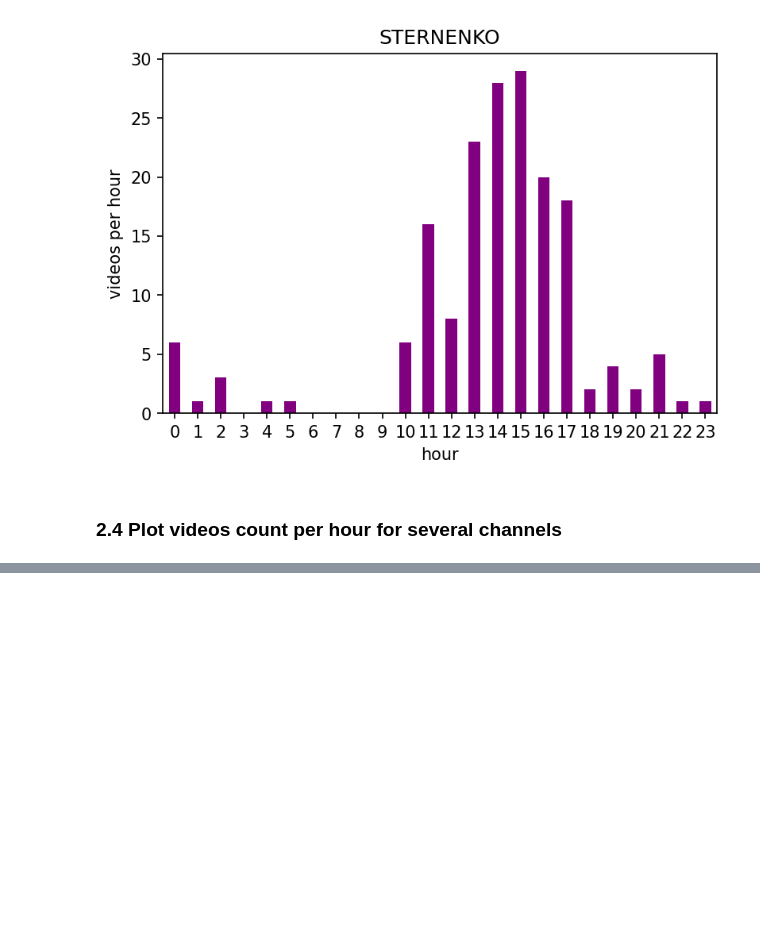
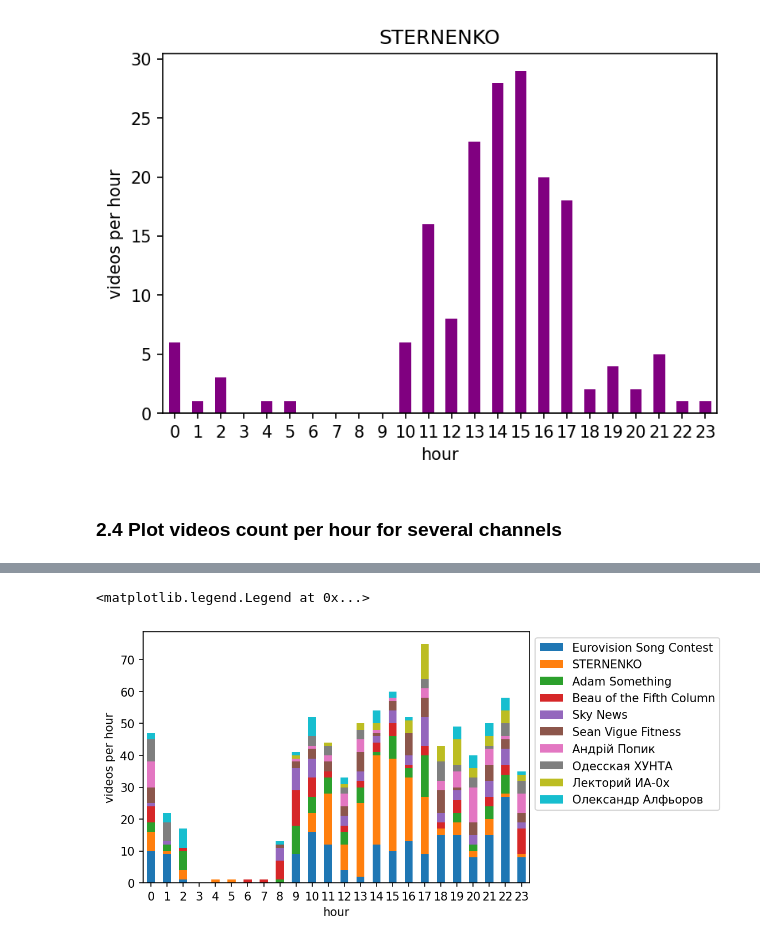
Before and after one commit to SanAntonik/yt_activity_analysis, a Jupyter notebook: explore.ipynb, the cells around one changed output, grey strips where cells are left out. Drawn from its saved outputs; the diff is of its cells as text; code cells hidden in the pictures; blank space fills up the shorter version.

```diff
--- a/explore.ipynb
+++ b/explore.ipynb
@@ -109,0 +103,13 @@ list_top_n_channels[start_point:end_point]
+# %%
+df_data = {f"{list_top_n_channels[start_point]}": get_videos_per_h_series(
+    df, list_top_n_channels[start_point])}
+df_top_n_channels = pd.DataFrame(data=df_data)
+for i in range(start_point+1, end_point):
+    df_top_n_channels[list_top_n_channels[i]] = get_videos_per_h_series(
+        df, list_top_n_channels[i])
+df_top_n_channels
+df_top_n_channels.plot.bar(stacked=True, rot=0,
+                           xlabel="hour", ylabel="videos per hour").legend(bbox_to_anchor=(1,1))
+# %% [output]
+<matplotlib.legend.Legend at 0x...>
+[figure, added]
```
Also changed, not shown: parts of 2 cells of this notebook.
